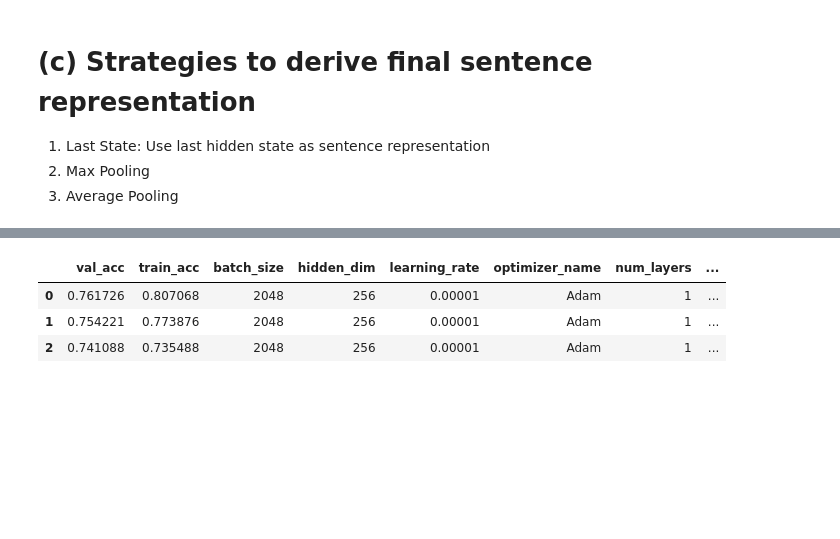
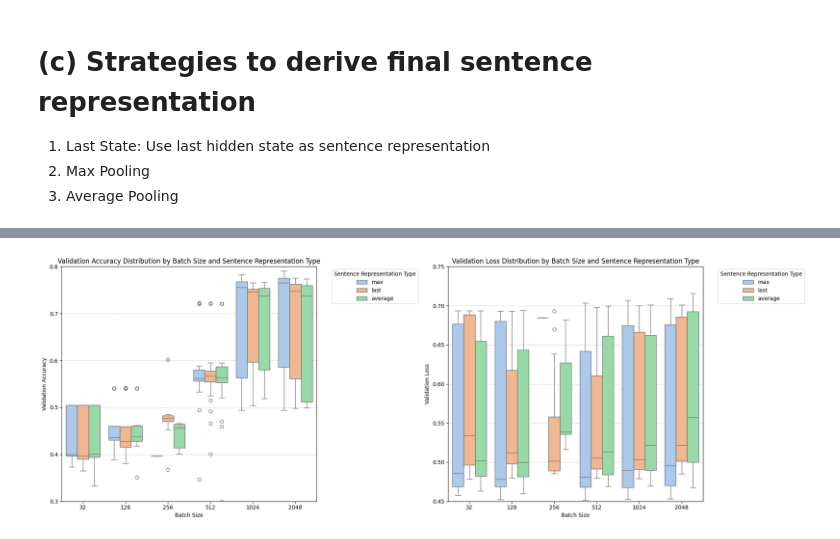
Before and after one commit to xJQx/sc4002-nlp-sentiment-classification, a Jupyter notebook: part2.ipynb, the cells around one changed output, grey strips where cells are left out. Cells and saved outputs as stored; diff of their text form; code cells hidden in the pictures; blank space fills up the shorter version.

Commit message:
add senetence representation comparison

```diff
--- a/part2.ipynb
+++ b/part2.ipynb
@@ -219,13 +199,51 @@ for sentence_representation_type in SEARCH_SPACE["sentence_representation_type"]
-# %%
-from utils.analytics import load_tensorboard_logs
-
-test_results_df = load_tensorboard_logs("tb_logs/test_sentence_representation")
-test_results_df = test_results_df.sort_values(
-    by=["val_acc"], ascending=False
-).reset_index(drop=True)
-test_results_df
-# %% [output]
-|  | val_acc | train_acc | batch_size | hidden_dim | learning_rate | optimizer_name | num_layers | ... |
-| 0 | 0.761726 | 0.807068 | 2048 | 256 | 0.00001 | Adam | 1 | ... |
-| 1 | 0.754221 | 0.773876 | 2048 | 256 | 0.00001 | Adam | 1 | ... |
-| 2 | 0.741088 | 0.735488 | 2048 | 256 | 0.00001 | Adam | 1 | ... |
+# %%
+import seaborn as sns
+import matplotlib.pyplot as plt
+
+
+filtered_df = train_results_df[
+    (train_results_df["optimizer_name"] == "Adam")
+][["val_acc", "val_loss", "batch_size", "sentence_representation_type"]]
+
+legend_order = ["max", "last", "average"]
+
+plt.figure(figsize=(20, 7))
+
+plt.subplot(1, 2, 1)
+sns.boxplot(
+    data=filtered_df,
+    x="batch_size",
+    y="val_acc",
+    hue="sentence_representation_type",
+    hue_order=legend_order,
+    palette="pastel",
+)
+plt.title("Validation Accuracy Distribution by Batch Size and Sentence Representation Type")
+plt.xlabel("Batch Size")
+plt.ylabel("Validation Accuracy")
+plt.ylim(0.3, 0.8)
+plt.legend(title="Sentence Representation Type", bbox_to_anchor=(1.05, 1), loc='upper left')
+plt.grid(True, axis="y", linestyle='--', alpha=0.7)
+
+plt.subplot(1, 2, 2)
+sns.boxplot(
+    data=filtered_df,
+    x="batch_size",
+    y="val_loss",
+    hue="sentence_representation_type",
+    hue_order=legend_order,
+    palette="pastel",
+)
+plt.title("Validation Loss Distribution by Batch Size and Sentence Representation Type")
+plt.xlabel("Batch Size")
+plt.ylabel("Validation Loss")
+plt.ylim(0.45, 0.75)
+plt.legend(
+    title="Sentence Representation Type", bbox_to_anchor=(1.05, 1), loc="upper left"
+)
+plt.grid(True, axis="y", linestyle="--", alpha=0.7)
+
+plt.tight_layout()
+plt.show()
+# %% [output]
+[figure, added]
```
Also changed, not shown: parts of 2 cells of this notebook, 2 other files.
